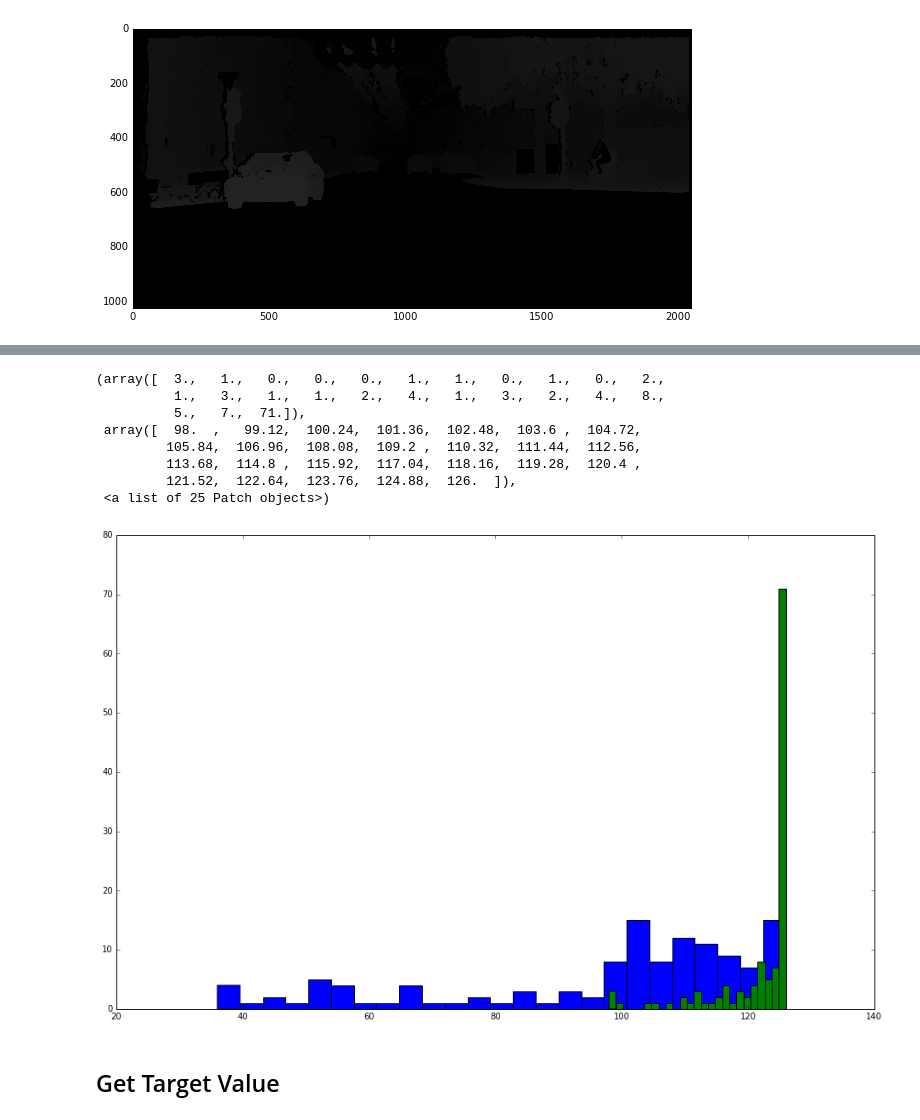
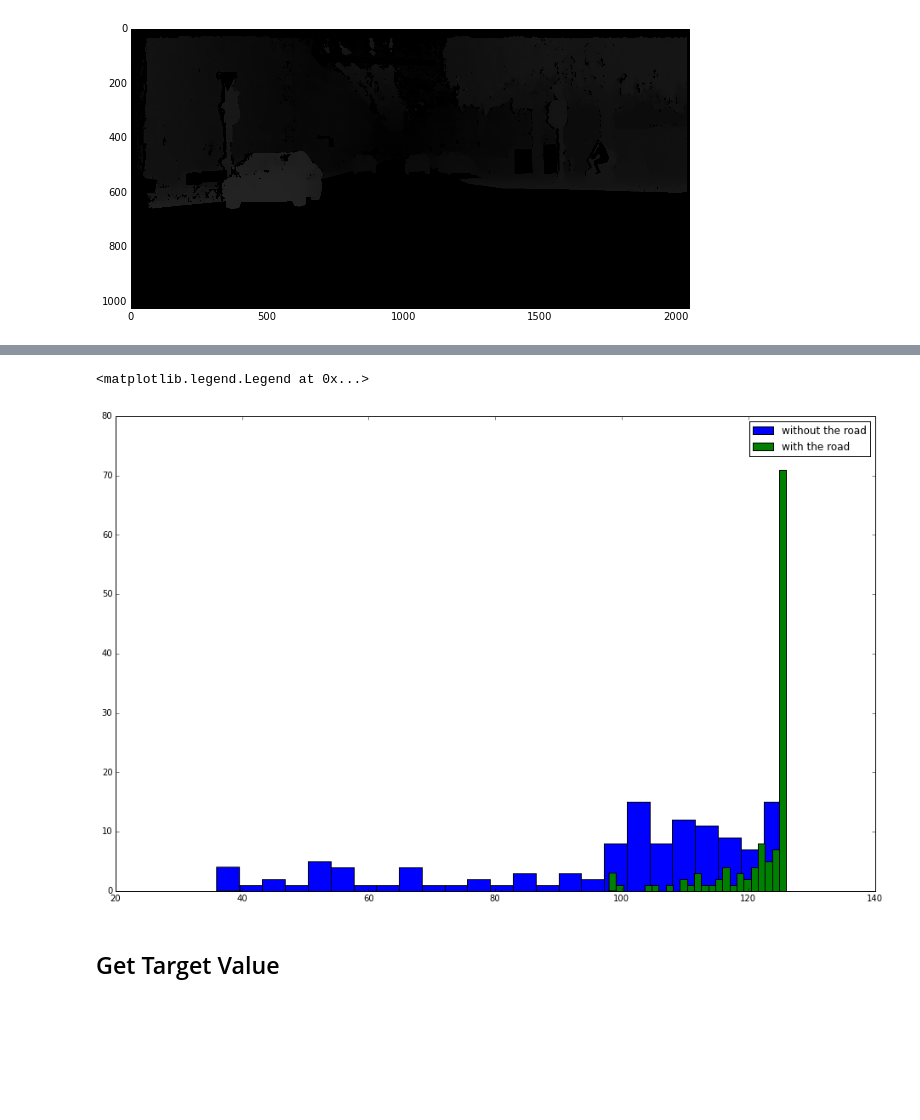
Before and after one commit to Avidereta/dl_project, a Jupyter notebook: preprocess_cityscapes.ipynb, the cells around one changed output, grey strips where cells are left out. Saved outputs shown, nothing was run; the diff lists cells and outputs as text; code cells hidden in the pictures; blank space fills up the shorter version.

```diff
--- a/preprocess_cityscapes.ipynb
+++ b/preprocess_cityscapes.ipynb
@@ -141,17 +145,11 @@ plt.hist(max_disps_excl, bins=25)
 # %%
 plt.figure(figsize=(16, 10))
-plt.hist(max_disps_excl, bins=25)
-plt.hist(max_disps, bins=25)
+plt.hist(max_disps_excl, bins=25, label='without the road')
+plt.hist(max_disps, bins=25, label='with the road')
+plt.legend(loc='best')
 # %% [output]
-(array([  3.,   1.,   0.,   0.,   0.,   1.,   1.,   0.,   1.,   0.,   2.,
-          1.,   3.,   1.,   1.,   2.,   4.,   1.,   3.,   2.,   4.,   8.,
-          5.,   7.,  71.]),
- array([  98.  ,   99.12,  100.24,  101.36,  102.48,  103.6 ,  104.72,
-         105.84,  106.96,  108.08,  109.2 ,  110.32,  111.44,  112.56,
-         113.68,  114.8 ,  115.92,  117.04,  118.16,  119.28,  120.4 ,
-         121.52,  122.64,  123.76,  124.88,  126.  ]),
- <a list of 25 Patch objects>)
+<matplotlib.legend.Legend at 0x...>
-[figure, old version]
+[figure, new version]
 # %% [markdown]
 ## Get Target Value
 # %%
```
Also changed, not shown: parts of 11 cells of this notebook, 3 other files.
